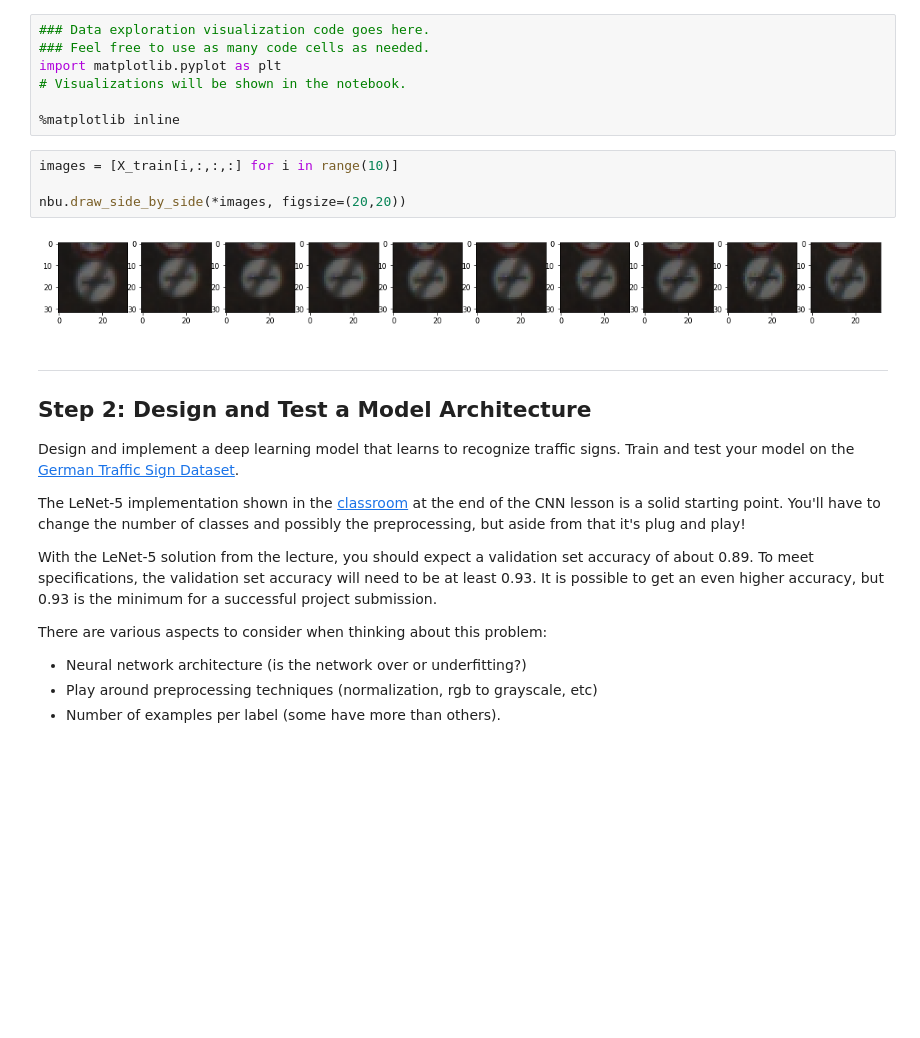
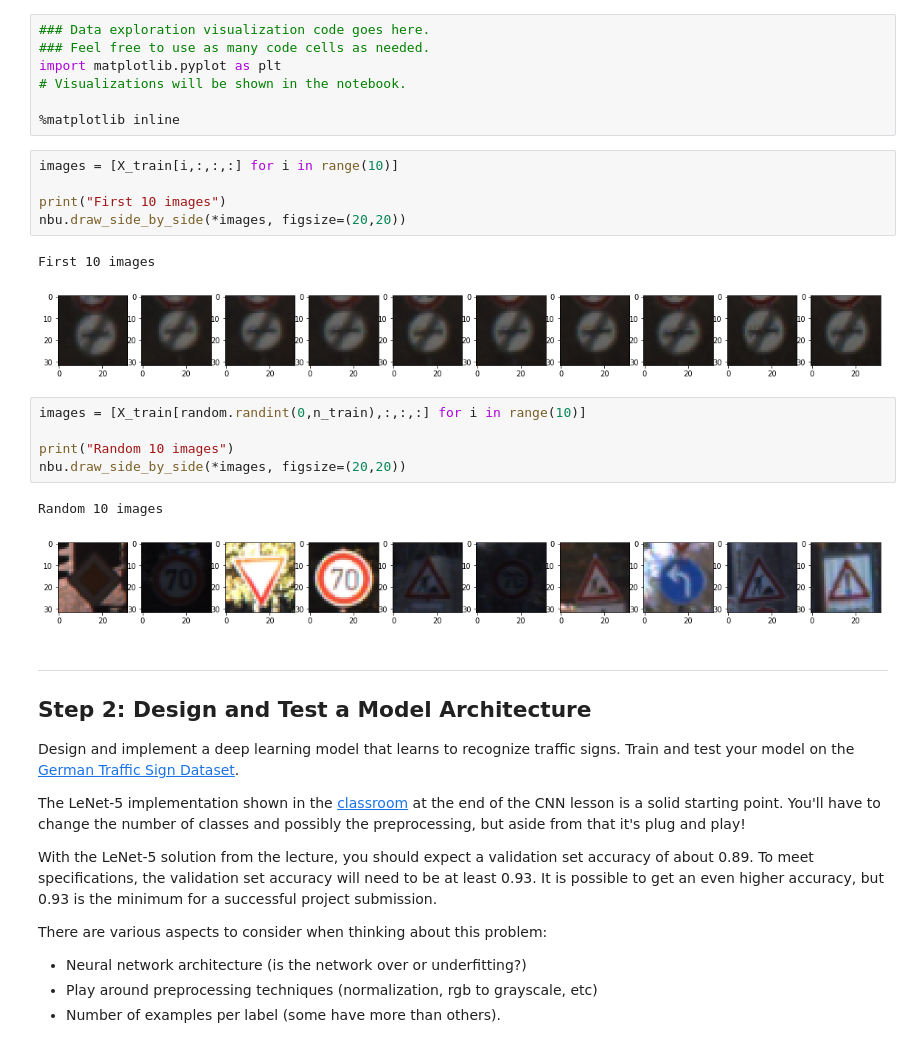
Before and after one commit to ramseykhalaf/CarND-Traffic-Sign-Classifier-Project, a Jupyter notebook: Traffic_Sign_Classifier.ipynb, the cells around one changed output. Drawn from its saved outputs; the diff is of its cells as text; blank space fills up the shorter version.

Commit message:
random images exploration

```diff
--- a/Traffic_Sign_Classifier.ipynb
+++ b/Traffic_Sign_Classifier.ipynb
@@ -140,9 +141,19 @@ import matplotlib.pyplot as plt
 # %%
 images = [X_train[i,:,:,:] for i in range(10)]
 
+print("First 10 images")
 nbu.draw_side_by_side(*images, figsize=(20,20))
 # %% [output]
+First 10 images
 [figure]
+# %%
+images = [X_train[random.randint(0,n_train),:,:,:] for i in range(10)]
+
+print("Random 10 images")
+nbu.draw_side_by_side(*images, figsize=(20,20))
+# %% [output]
+Random 10 images
+[figure, added]
 # %% [markdown]
 ----
 
```
Also changed, not shown: parts of 4 cells of this notebook, 1 other file.
